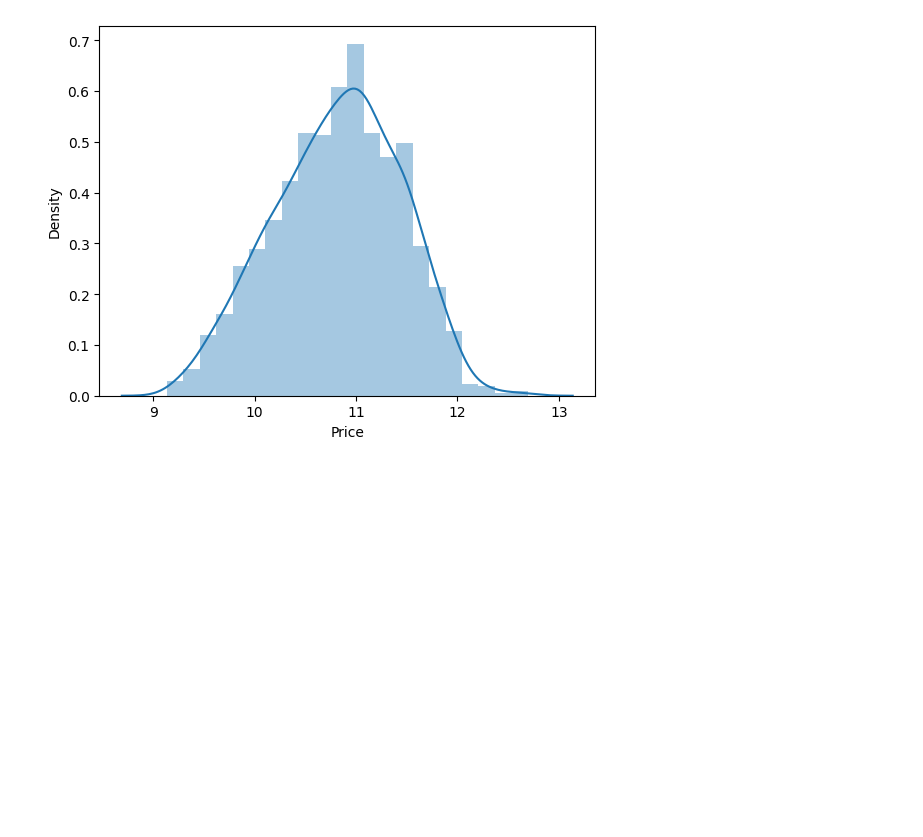
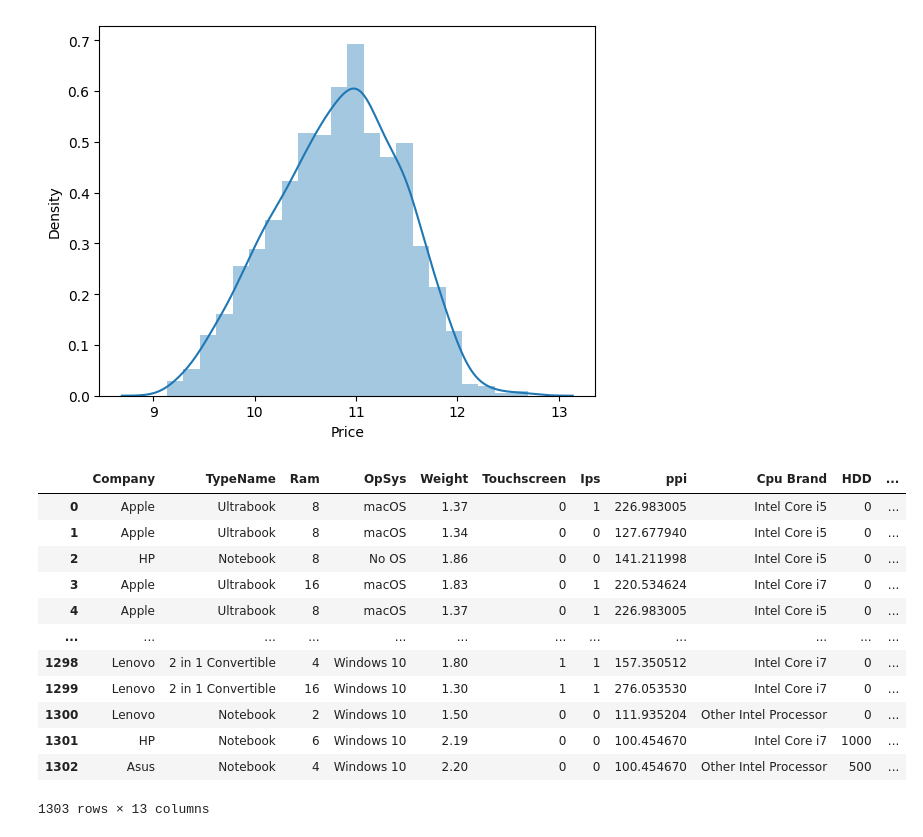
Before and after one commit to AdityaDRathore/Laptop-Price-Predictor-ML-Model, a Jupyter notebook: Laptop-Price-Predictor.ipynb, the cells around one changed output. Saved outputs shown, nothing was run; the diff lists cells and outputs as text; code cells hidden in the pictures; blank space fills up the shorter version.

```diff
--- a/Laptop-Price-Predictor.ipynb
+++ b/Laptop-Price-Predictor.ipynb
@@ -679,3 +659,22 @@ https://gist.github.com/mwaskom/de44147ed2974457ad6372750bbe5751
   sns.distplot(np.log(df['Price']))
 <Axes: xlabel='Price', ylabel='Density'>
 [figure]
+# %%
+X = df.drop(columns=['Price'])
+y = np.log(df['Price'])
+# %%
+X
+# %% [output]
+|  | Company | TypeName | Ram | OpSys | Weight | Touchscreen | Ips | ppi | Cpu Brand | HDD | ... |
+| 0 | Apple | Ultrabook | 8 | macOS | 1.37 | 0 | 1 | 226.983005 | Intel Core i5 | 0 | ... |
+| 1 | Apple | Ultrabook | 8 | macOS | 1.34 | 0 | 0 | 127.677940 | Intel Core i5 | 0 | ... |
+| 2 | HP | Notebook | 8 | No OS | 1.86 | 0 | 0 | 141.211998 | Intel Core i5 | 0 | ... |
+| 3 | Apple | Ultrabook | 16 | macOS | 1.83 | 0 | 1 | 220.534624 | Intel Core i7 | 0 | ... |
+| 4 | Apple | Ultrabook | 8 | macOS | 1.37 | 0 | 1 | 226.983005 | Intel Core i5 | 0 | ... |
+| ... | ... | ... | ... | ... | ... | ... | ... | ... | ... | ... | ... |
+| 1298 | Lenovo | 2 in 1 Convertible | 4 | Windows 10 | 1.80 | 1 | 1 | 157.350512 | Intel Core i7 | 0 | ... |
+| 1299 | Lenovo | 2 in 1 Convertible | 16 | Windows 10 | 1.30 | 1 | 1 | 276.053530 | Intel Core i7 | 0 | ... |
+| 1300 | Lenovo | Notebook | 2 | Windows 10 | 1.50 | 0 | 0 | 111.935204 | Other Intel Processor | 0 | ... |
+| 1301 | HP | Notebook | 6 | Windows 10 | 2.19 | 0 | 0 | 100.454670 | Intel Core i7 | 1000 | ... |
+| 1302 | Asus | Notebook | 4 | Windows 10 | 2.20 | 0 | 0 | 100.454670 | Other Intel Processor | 500 | ... |
+1303 rows × 13 columns
```
Also changed, not shown: parts of 10 cells of this notebook.
